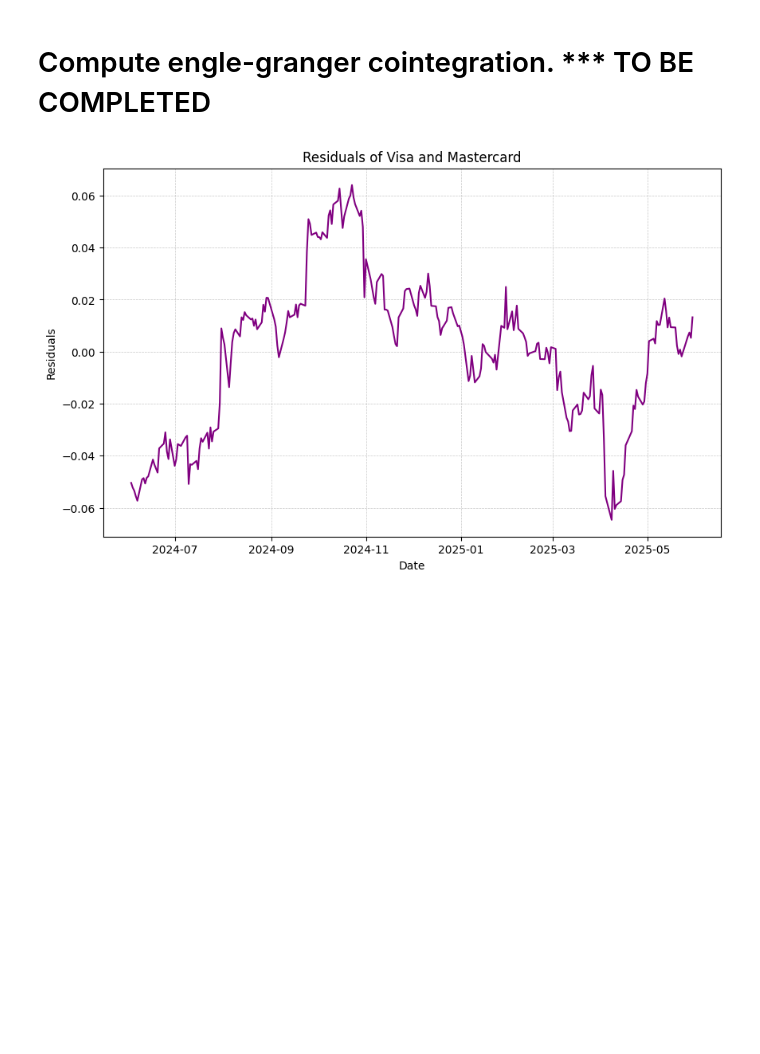
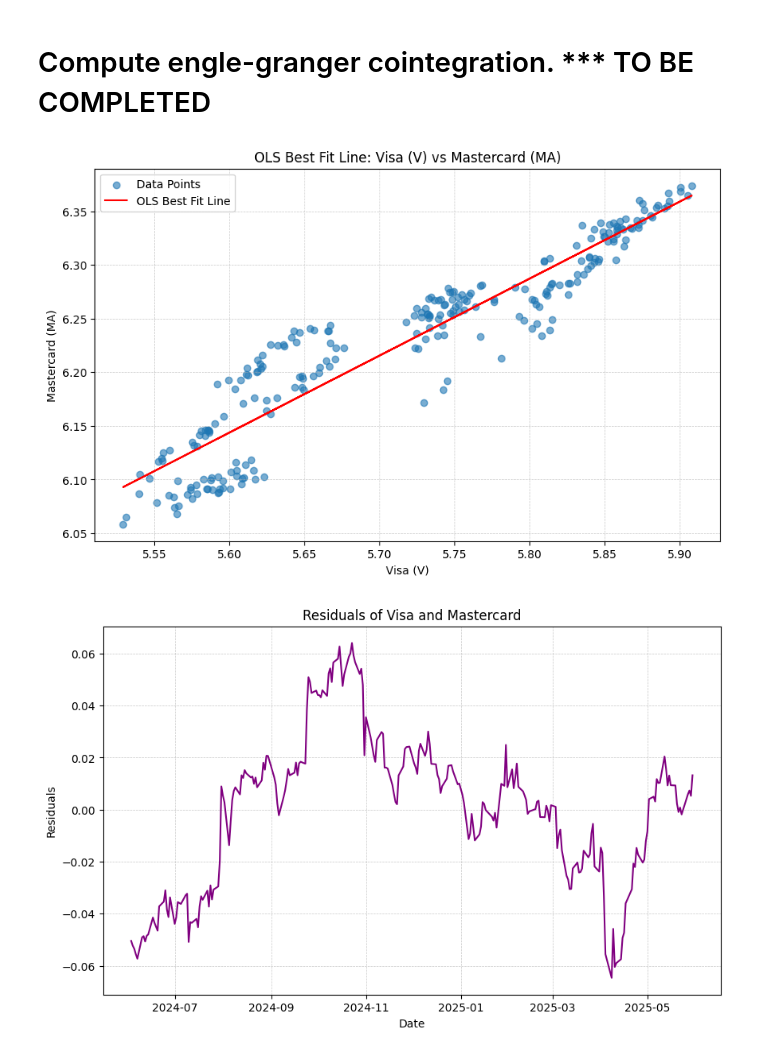
Before and after one commit to jay-gleeson/fintech-pairs-csuf, a Jupyter notebook: archive/pairs_trading.ipynb, the cells around one changed output. Saved outputs shown, nothing was run; the diff lists cells and outputs as text; code cells hidden in the pictures; blank space fills up the shorter version.

```diff
--- a/archive/pairs_trading.ipynb
+++ b/archive/pairs_trading.ipynb
@@ -459,6 +459,39 @@ def ols(a, b):
 
 # Perform OLS regression on the normalized pair of stocks.
 residuals, residuals_lag, residuals_diff = ols(norma, normb)
+# %%
+# Generate OLS best fit line plot for the normalized pair (norma vs normb).
+#
+# Function to plot OLS best fit line plot.
+def plot_ols(pair):
+    L = len(norma)
+    meana = mean(norma)
+    meanb = mean(normb)
+    num = ((norma - meana) * (normb - meanb)).sum()
+    den = ((norma - meana) ** 2).sum()
+    slope = num / den
+    intercept = meanb - slope * meana
+
+    # Get stock names.
+    stocka, stockb = pair
+    namea, nameb = get_stock_names(pair)
+
+    # Plot the data and the best fit line.
+    plt.figure(figsize=(10, 6))
+    plt.scatter(norma, normb, label='Data Points', alpha=0.6)
+    plt.plot(norma, slope * norma + intercept, color='red', label='OLS Best Fit Line')
+    plt.xlabel(f'{namea} ({stocka})')
+    plt.ylabel(f'{nameb} ({stockb})')
+    plt.title(f'OLS Best Fit Line: {namea} ({stocka}) vs {nameb} ({stockb})')
+    plt.legend()
+    plt.grid(True, which='both', linestyle='--', linewidth=0.5, alpha=0.7)
+    plt.show()
+    plt.close()
+
+# Plot pair.
+plot_ols(pair)
+# %% [output]
+[figure, added]
 # %%
 # Function to plot residuals.
 def plot_residuals(residuals, pair, data):
```
Also changed, not shown: parts of 12 cells of this notebook, 1 other file.
